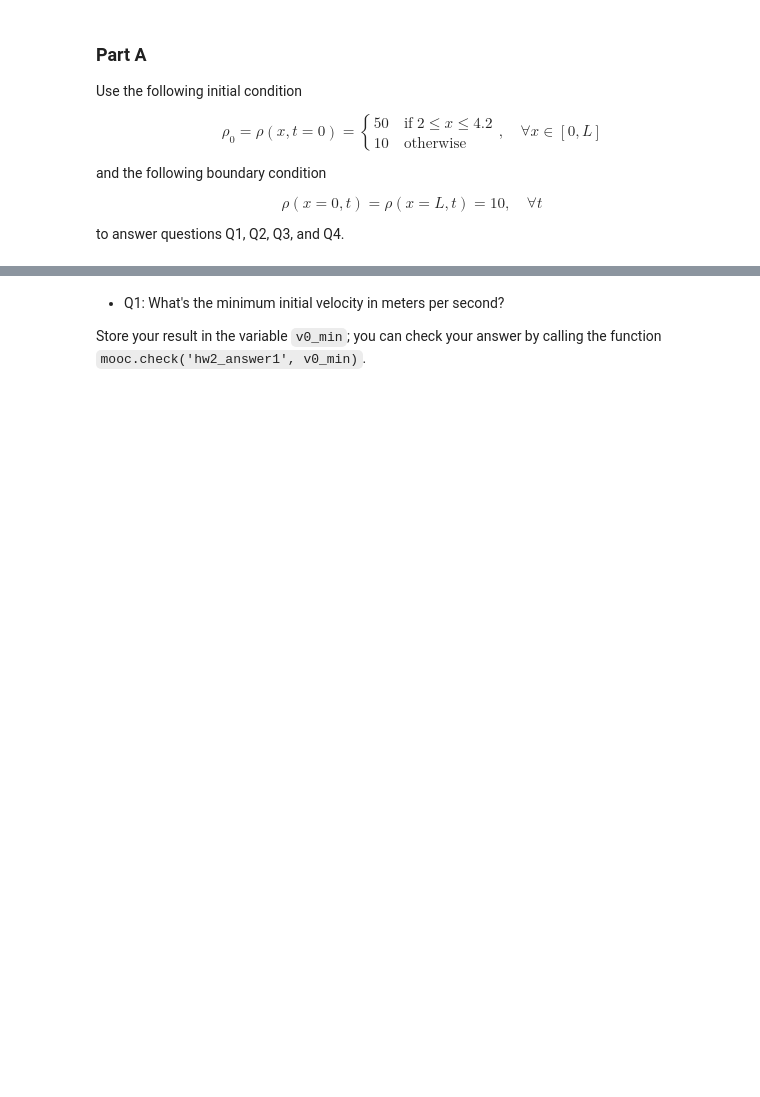
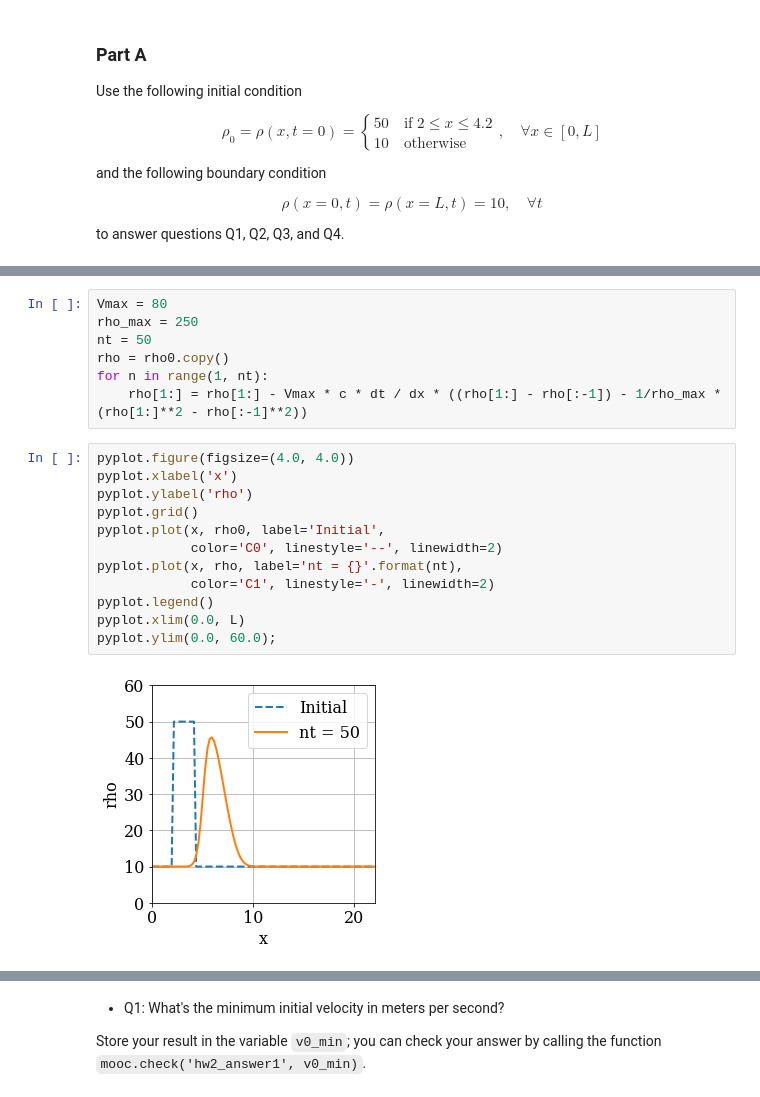
Before and after one commit to tianjiaozhang678/MAE6286, a Jupyter notebook: hw2-tianjiaozhang678-1/Traffic_Flow_Assignment.ipynb, the cells around one changed output, grey strips where cells are left out. Saved outputs shown, nothing was run; the diff lists cells and outputs as text; blank space fills up the shorter version.

```diff
--- a/hw2-tianjiaozhang678-1/Traffic_Flow_Assignment.ipynb
+++ b/hw2-tianjiaozhang678-1/Traffic_Flow_Assignment.ipynb
@@ -130,0 +158,21 @@ raise NotImplementedError()
+# %%
+Vmax = 80
+rho_max = 250
+nt = 50
+rho = rho0.copy()
+for n in range(1, nt):
+    rho[1:] = rho[1:] - Vmax * c * dt / dx * ((rho[1:] - rho[:-1]) - 1/rho_max * (rho[1:]**2 - rho[:-1]**2))
+# %%
+pyplot.figure(figsize=(4.0, 4.0))
+pyplot.xlabel('x')
+pyplot.ylabel('rho')
+pyplot.grid()
+pyplot.plot(x, rho0, label='Initial',
+            color='C0', linestyle='--', linewidth=2)
+pyplot.plot(x, rho, label='nt = {}'.format(nt),
+            color='C1', linestyle='-', linewidth=2)
+pyplot.legend()
+pyplot.xlim(0.0, L)
+pyplot.ylim(0.0, 60.0);
+# %% [output]
+[figure, added]
```
Also changed, not shown: parts of 31 cells of this notebook.
